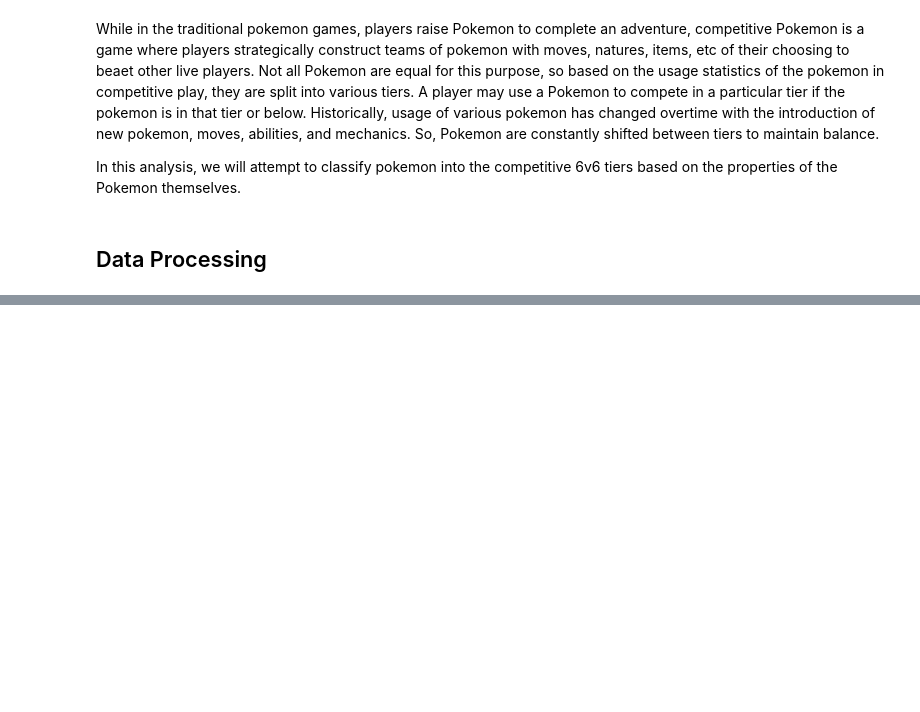
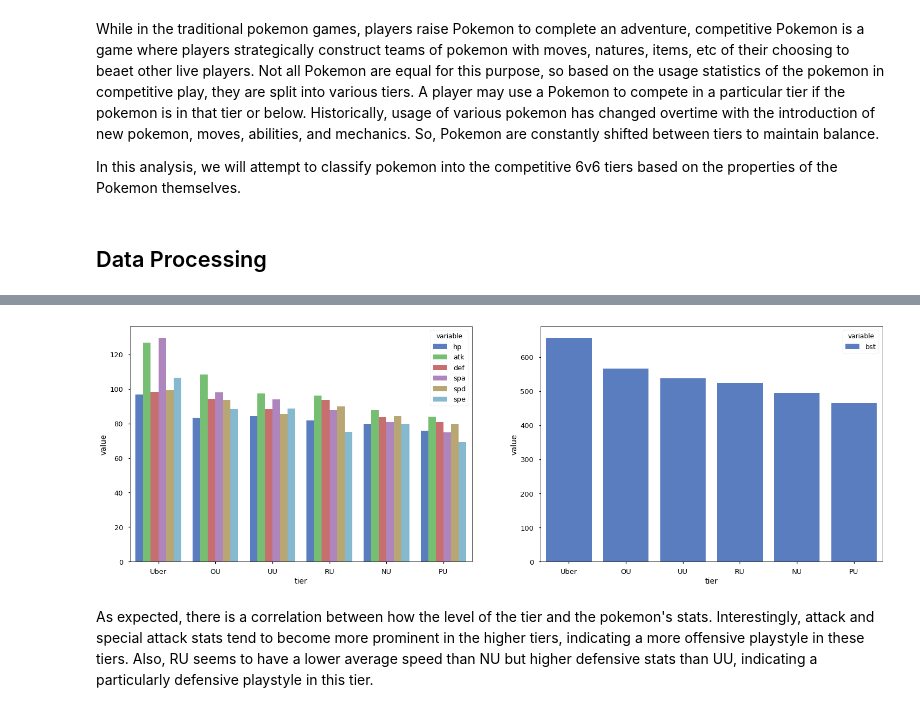
Before and after one commit to n2cholas/pokemon-analysis, a Jupyter notebook: Pokemon-Analysis.ipynb, the cells around one changed output, grey strips where cells are left out. Cells and saved outputs as stored; diff of their text form; code cells hidden in the pictures; blank space fills up the shorter version.

```diff
--- a/Pokemon-Analysis.ipynb
+++ b/Pokemon-Analysis.ipynb
@@ -25,0 +79,2 @@ Number of pokemon:  569
+# %%
+df['num_evos'] = df.apply(lambda x: num_evos(x.name), axis=1)
@@ -32,13 +97,7 @@ Let's make these changes.
 # %%
-original.columns = ['name', 'types', 'abilities', 'tier', 'hp', 'atk', 'def', 'spa', 'spd', 'spe', 'next_evo','moves']
-
-df = original.copy()
 df.loc[df.tier == 'OUBL','tier'] = 'Uber'
 df.loc[df.tier == 'UUBL','tier'] = 'OU'
 df.loc[df.tier == 'RUBL','tier'] = 'UU'
 df.loc[df.tier == 'NUBL','tier'] = 'RU'
 df.loc[df.tier == 'PUBL','tier'] = 'NU'
 df = df[df['tier'].isin(['Uber', 'OU', 'UU', 'NU', 'RU', 'PU'])]
-
-ax = df.tier.value_counts().plot(kind='pie', autopct='%1.1f%%')
-print('Total number of Pokemon: ', len(df))
@@ -47,0 +104,3 @@ Total number of Pokemon:  569
+# %%
+mapping = {'Uber': 0, 'OU': 1, 'UU': 2, 'RU': 3, 'NU': 4, 'PU': 5}
+df['tier_num'] = df.apply(lambda x: mapping[x['tier']], axis=1)
@@ -63,13 +120,0 @@ A mega evolution will be the stage of the pokemon + 1. For example, Blaziken wou
-# %%
-def stage_in_evo(name):
-    # returns number of evolutions before it
-    bool_arr = original.apply(lambda x: name in x['next_evo'] and name != x['name'], axis=1) #gets index of previous evolution
-    if not any(bool_arr):
-        return 1 # if there's nothing before it, it's the first
-    #if name.find('-')
-    else:
-        return 1 + stage_in_evo(original.loc[bool_arr, 'name'].values[0])
-
-df['stage'] = stage_in_evo(df['name'].values[0])
-original['stage'] = stage_in_evo(original['name'].values[0])
-df.sample()
@@ -107,0 +121,17 @@ with pd.option_context("display.max_rows", 1000):
+# %%
+temp = df[['tier', 'tier_num', 'hp', 'atk', 'def', 'spa', 'spd', 'spe', 'bst']].groupby(['tier', 'tier_num']).agg(np.mean)
+temp = temp.reset_index()
+temp2 = temp.melt(id_vars=['tier', 'tier_num']).sort_values('tier_num', ascending=True)
+
+sns.set_context('talk')
+fig, ax = plt.subplots(1,2, figsize=(25,8))
+g=sns.factorplot(x="tier", y="value", hue_order=['hp', 'atk', 'def', 'spa', 'spd', 'spe'], hue="variable", data=temp2,
+                   kind="bar", palette="muted", aspect=1.5, ax=ax[0])
+g2=sns.factorplot(x="tier", y="value", hue_order=['bst'],hue="variable", data=temp2,
+                   kind="bar", palette="muted", aspect=1.5,  ax=ax[1])
+plt.close(g.fig)
+plt.close(g2.fig)
+# %% [output]
+[figure, added]
+# %% [markdown]
+As expected, there is a correlation between how the level of the tier and the pokemon's stats. Interestingly, attack and special attack stats tend to become more prominent in the higher tiers, indicating a more offensive playstyle in these tiers. Also, RU seems to have a lower average speed than NU but higher defensive stats than UU, indicating a particularly defensive playstyle in this tier.
```
Also changed, not shown: parts of 20 cells of this notebook.
